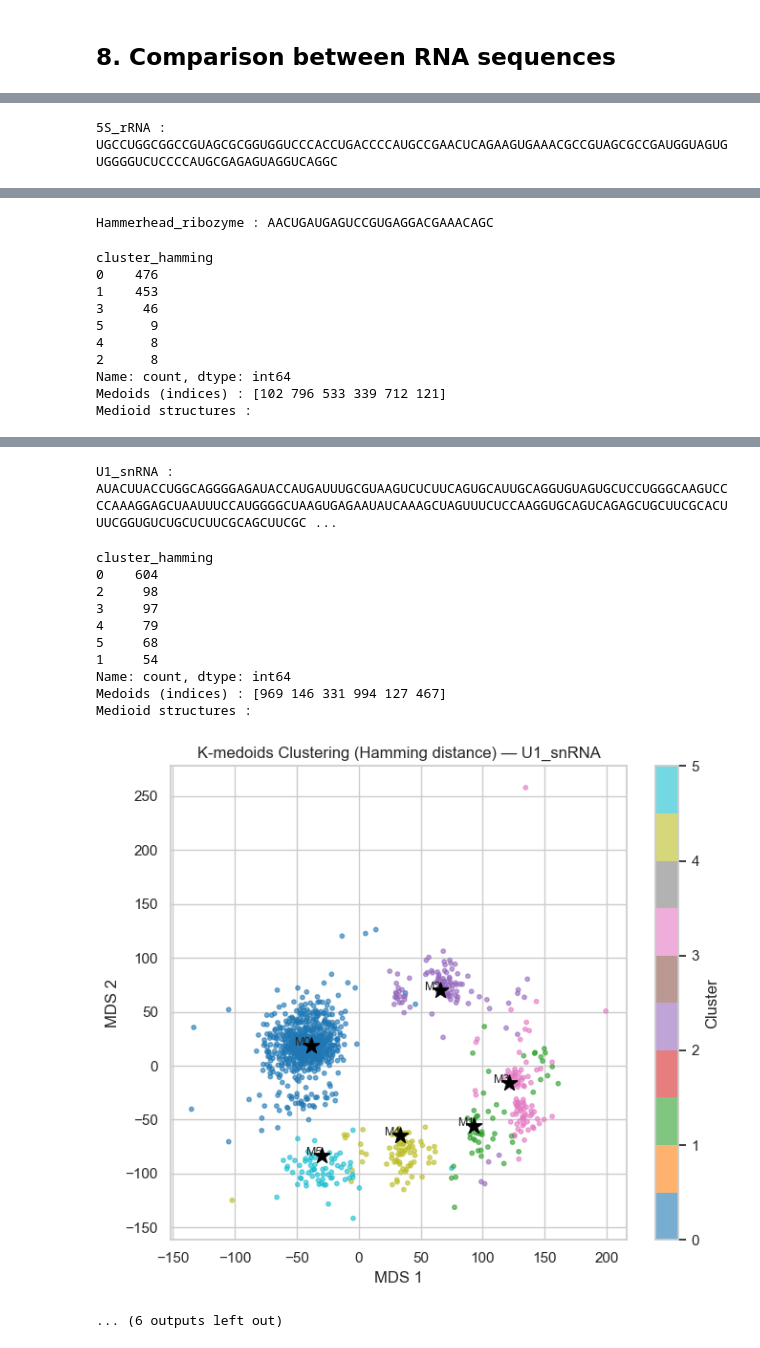
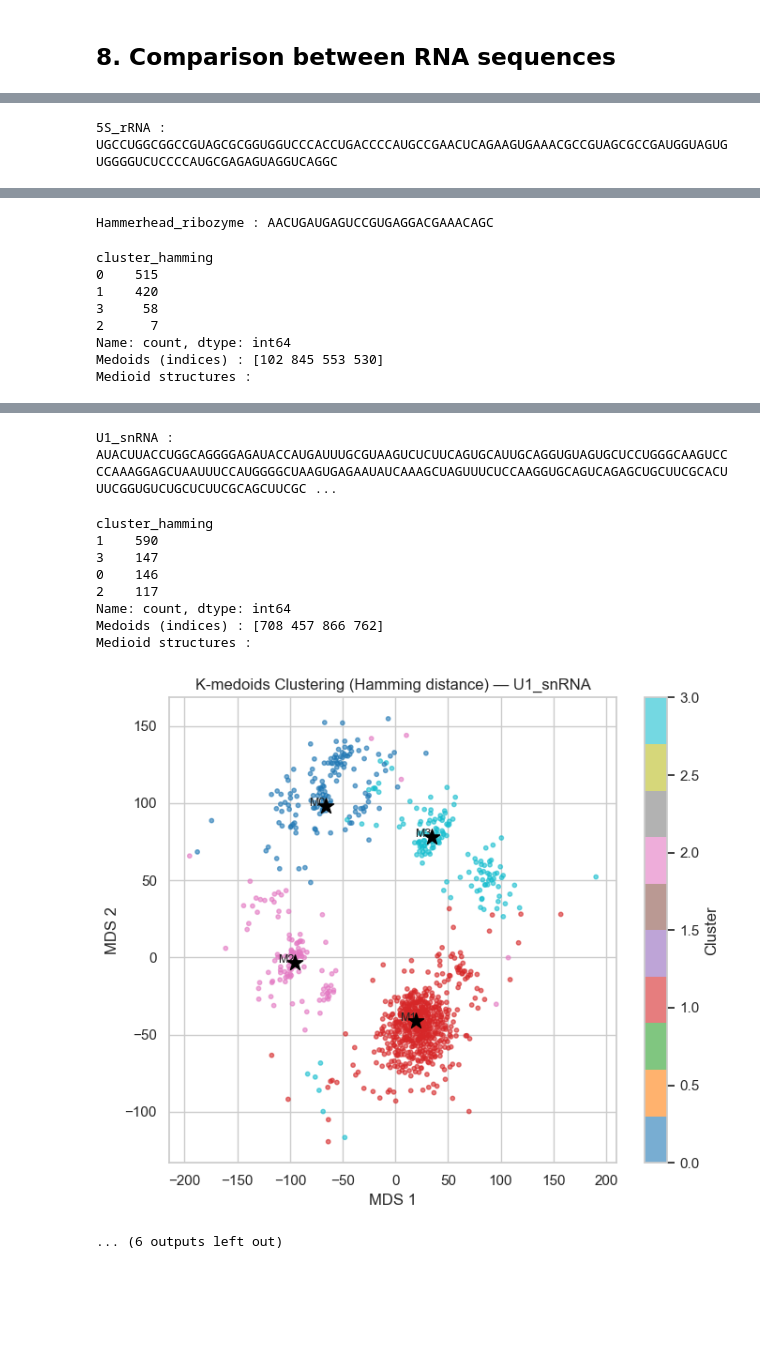
Before and after one commit to beline-y/Clustering-of-RNA-structures, a Jupyter notebook: clustering_rna_structures.ipynb, the cells around one changed output, grey strips where cells are left out. Drawn from its saved outputs; the diff is of its cells as text; code cells hidden in the pictures; blank space fills up the shorter version.

```diff
--- a/clustering_rna_structures.ipynb
+++ b/clustering_rna_structures.ipynb
@@ -866,6 +854,30 @@ plt.tight_layout()
 plt.show()
 # %% [output]
 [figure]
+# %%
+def calculate_elbow(distance_matrix, max_k=15):
+    """
+    Computes the inertia for a range of k values to help find the 'elbow'.
+    """
+    inertia_values = []
+    k_range = range(1, max_k + 1)
+
+    for k in k_range:
+        kmed = KMedoids(n_clusters=k, metric="precomputed", random_state=42, method='pam')
+        kmed.fit(distance_matrix)
+        # In K-medoids, inertia is the sum of distances to the medoid
+        inertia_values.append(kmed.inertia_)
+
+    return k_range, inertia_values
+
+def plot_elbow(k_range, inertia_values, rna_name="RNA"):
+    plt.figure(figsize=(8, 5))
+    plt.plot(k_range, inertia_values, 'bo-')
+    plt.xlabel('Number of Clusters (k)')
+    plt.ylabel('Inertia (Total Distance to Medoids)')
+    plt.title(f'Elbow Method for {rna_name}')
+    plt.grid(True)
+    plt.show()
 # %% [markdown]
 ## 7. Visualisation
 # %% [markdown]
@@ -886,2 +898,16 @@ plt.show()
 # %% [markdown]
 ## 8. Comparison between RNA sequences
+# %%
+for name, sequence in rna_sequences:
+    print(f"\n{name} : {sequence}")
+    md = RNA.md()
+    md.uniq_ML = 1
+    fc = RNA.fold_compound(sequence, md)
+    (propensity, ensemble_energy) = fc.pf()
+    bpp_matrix = fc.bpp()
+    df_benchmark = sampling_structures(fc, num_samples=1000)
+
+    k_range, inertia_values = calculate_elbow(distance_matrix_hamming(df_benchmark["structure"].tolist()), max_k=15)
+    plot_elbow(k_range, inertia_values, name)
+
+    # plot_dot_plot(samples=df_benchmark["structure"].tolist(), sequence_name=name)
@@ -888,7 +927,8 @@ plt.show()
 # %%
-N_clusters = 6
+N_clusters_list = [4,7,4,4,3,3] # Numbers of cluster chosen arbitrarily after analysing the graphs with the elbow method
 
-for name, sequence in rna_sequences:
+for i in range (6):
+    name, sequence = rna_sequences[i]
     print(f"\n{name} : {sequence}")
     md = RNA.md()
     md.uniq_ML = 1
@@ -897,7 +937,7 @@ for name, sequence in rna_sequences:
     bpp_matrix = fc.bpp()
     df_benchmark = sampling_structures(fc, num_samples=1000)
 
-    medoids, structures =  compute_clusters_hamming(df_benchmark, n_clusters=N_CLUSTERS)
+    medoids, structures =  compute_clusters_hamming(df_benchmark, n_clusters=N_clusters_list[i])
     plot_clusters(df_benchmark, "hamming_MDS_2Dpos_x", "hamming_MDS_2Dpos_y", "cluster_hamming", medoids, f"K-medoids Clustering (Hamming distance) — {name}")
 
     # plot_dot_plot(samples=df_benchmark["structure"].tolist(), sequence_name=name)
@@ -929,11 +968,9 @@ Medioid structures :
 Hammerhead_ribozyme : AACUGAUGAGUCCGUGAGGACGAAACAGC
 cluster_hamming
-0    476
-1    453
-3     46
-5      9
-4      8
-2      8
+0    515
+1    420
+3     58
+2      7
 Name: count, dtype: int64
-Medoids (indices) : [102 796 533 339 712 121]
+Medoids (indices) : [102 845 553 530]
 Medioid structures :
@@ -941,13 +978,11 @@ Medioid structures :
 U1_snRNA : AUACUUACCUGGCAGGGGAGAUACCAUGAUUUGCGUAAGUCUCUUCAGUGCAUUGCAGGUGUAGUGCUCCUGGGCAAGUCCCCAAAGGAGCUAAUUUCCAUGGGGCUAAGUGAGAAUAUCAAAGCUAGUUUCUCCAAGGUGCAGUCAGAGCUGCUUCGCACUUUCGGUGUCUGCUCUUCGCAGCUUCGC ...
 cluster_hamming
-0    604
-2     98
-3     97
-4     79
-5     68
-1     54
+1    590
+3    147
+0    146
+2    117
 Name: count, dtype: int64
-Medoids (indices) : [969 146 331 994 127 467]
+Medoids (indices) : [708 457 866 762]
 Medioid structures :
-[figure, old version]
+[figure, new version]
 ... (6 outputs left out)
```
Also changed, not shown: parts of 21 cells of this notebook.
